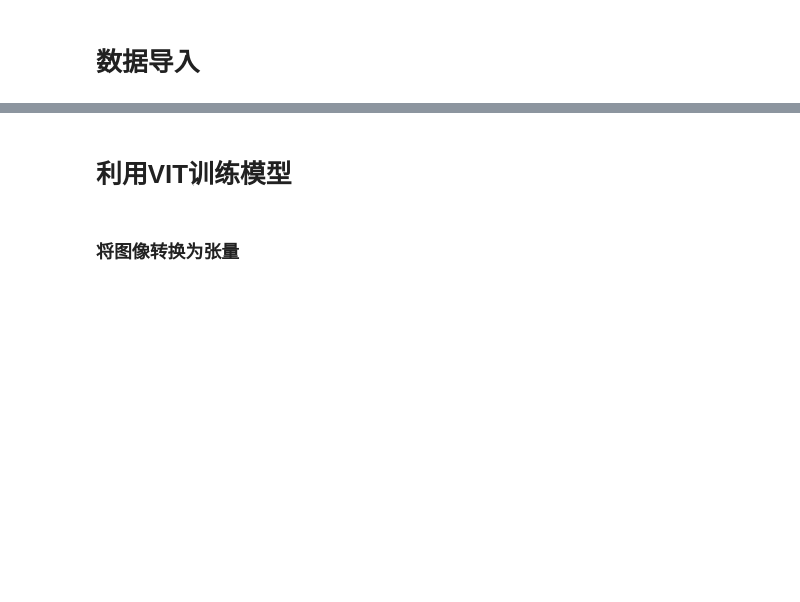
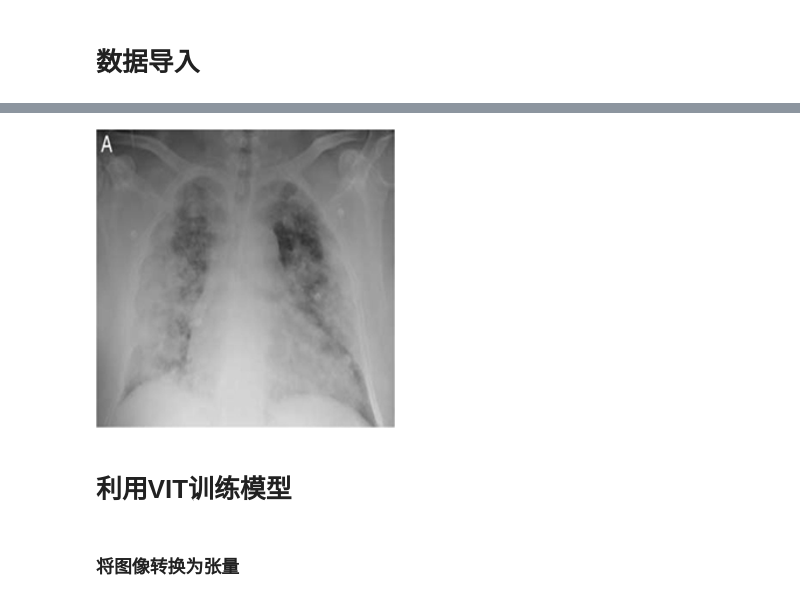
Before and after one commit to MinatoAquin33/VIT_example, a Jupyter notebook: vit_base.ipynb, the cells around one changed output, grey strips where cells are left out. Drawn from its saved outputs; the diff is of its cells as text; code cells hidden in the pictures; blank space fills up the shorter version.

```diff
--- a/vit_base.ipynb
+++ b/vit_base.ipynb
@@ -21,0 +20,4 @@ DatasetDict({
+# %%
+dataset["train"][0]["image"]
+# %% [output]
+[figure, added]
```
Also changed, not shown: parts of 7 cells of this notebook, 3 other files.
